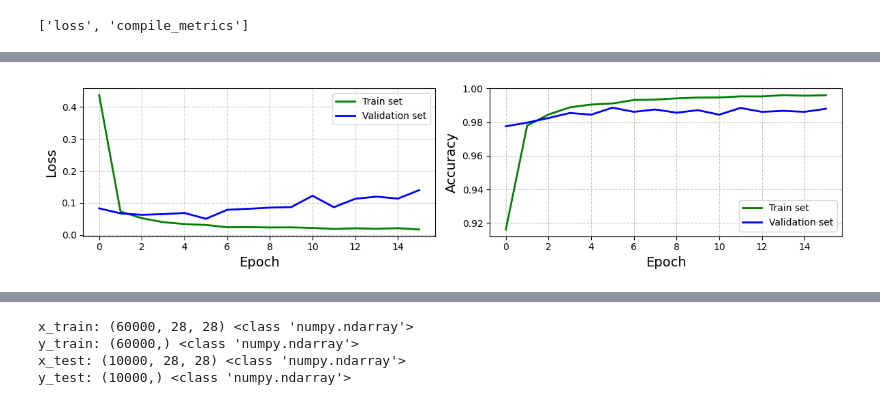
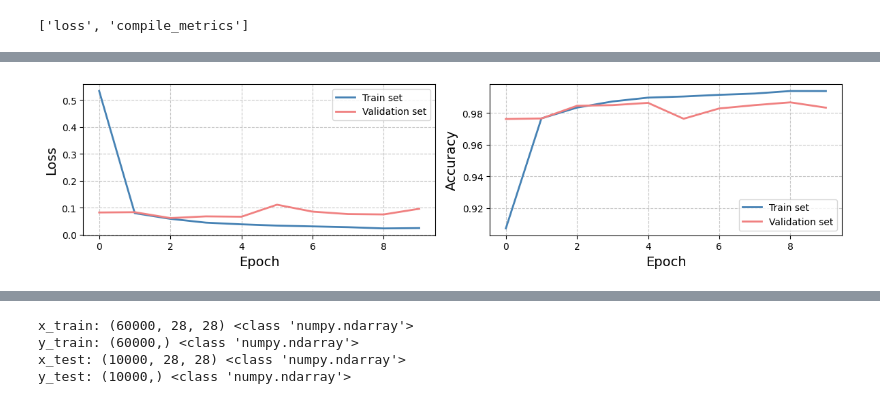
Before and after one commit to ariahosseini/DeepML, a Jupyter notebook: 007_TensorFlow_Proj_Seven_CNN_MNIST_FashionMNIST_TransferLearning.ipynb, the cells around one changed output, grey strips where cells are left out. Saved outputs shown, nothing was run; the diff lists cells and outputs as text; code cells hidden in the pictures.

```diff
--- a/007_TensorFlow_Proj_Seven_CNN_MNIST_FashionMNIST_TransferLearning.ipynb
+++ b/007_TensorFlow_Proj_Seven_CNN_MNIST_FashionMNIST_TransferLearning.ipynb
@@ -115,6 +148,6 @@ Model: "cnn_arc"
 # %%
 model_callbacks = [callbacks.EarlyStopping(monitor='val_loss', patience=10, verbose=0, mode='auto'),
                    callbacks.ModelCheckpoint(filepath="mnist_cnn.keras",save_best_only=True, monitor="val_loss")]
-history = model.fit(x=x_train, y=y_train, validation_split=0.2, epochs=30,
+history = model.fit(x=x_train, y=y_train, validation_split=0.2, epochs=10,
                     batch_size=64, callbacks=[model_callbacks])
 # %% [output]
@@ -172,23 +202,23 @@ metrics
 # %%
 plt.figure(figsize=(12, 3))
 ax_one = plt.subplot(1, 2, 1)
-plt.plot(metrics["loss"], label= "Train set", color='g', linewidth=2)
-plt.plot(metrics["val_loss"], label= "Validation set", color='b', linewidth=2)
+plt.plot(metrics["loss"], label= "Train set", color='steelblue', linewidth=2)
+plt.plot(metrics["val_loss"], label= "Validation set", color='lightcoral', linewidth=2)
 plt.ylabel("Loss", fontsize=14)
 plt.xlabel("Epoch", fontsize=14)
 plt.grid(True, linestyle='--', alpha=0.7)
 plt.legend()
 plt.tight_layout()
 ax_two = plt.subplot(1, 2, 2)
-plt.plot(metrics["accuracy"], label= "Train set", color='g', linewidth=2)
-plt.plot(metrics["val_accuracy"], label= "Validation set", color='b', linewidth=2)
+plt.plot(metrics["accuracy"], label= "Train set", color='steelblue', linewidth=2)
+plt.plot(metrics["val_accuracy"], label= "Validation set", color='lightcoral', linewidth=2)
 plt.ylabel("Accuracy", fontsize=14)
 plt.xlabel("Epoch", fontsize=14)
 plt.grid(True, linestyle='--', alpha=0.7)
 plt.legend()
 plt.tight_layout()
 # %% [output]
-[figure, old version]
+[figure, new version]
 # %%
 pred = model.predict(x_test)
 pred = np.argmax(pred, axis=1)
```
Also changed, not shown: parts of 62 cells of this notebook.
